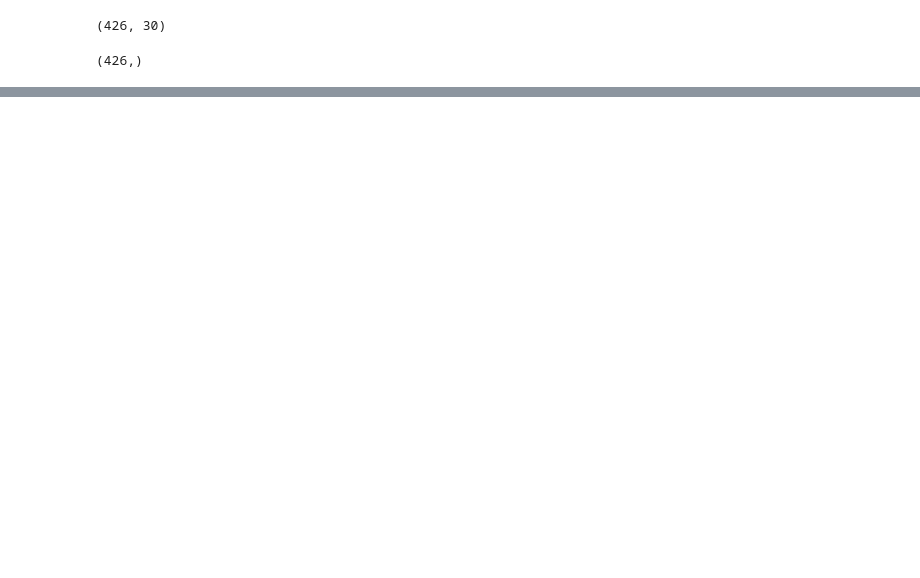
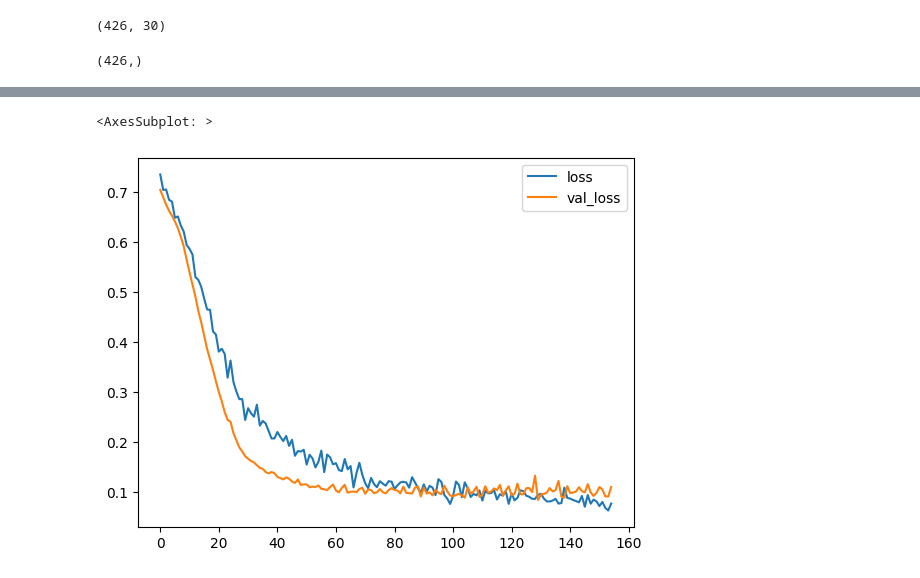
Before and after one commit to mouminaa/CNN, a Jupyter notebook: classification.ipynb, the cells around one changed output, grey strips where cells are left out. Saved outputs shown, nothing was run; the diff lists cells and outputs as text; code cells hidden in the pictures; blank space fills up the shorter version.

```diff
--- a/classification.ipynb
+++ b/classification.ipynb
@@ -127,0 +191,14 @@ Epoch 600/600
+# %%
+model = Sequential()
+
+model.add(Dense(units=30,activation='relu'))
+model.add(Dropout(rate=0.5))
+
+model.add(Dense(units=15,activation='relu'))
+model.add(Dropout(rate=0.5))
+
+model.add(Dense(units=1, activation='sigmoid'))
+
+model.compile(loss='binary_crossentropy', optimizer='adam')
+# %%
+model.fit(x=X_train,y=y_train,epochs=600,validation_data=(X_test,y_test), callbacks=[early_stop])
@@ -127,0 +224,7 @@ Epoch 600/600
+# %%
+model_loss = pd.DataFrame(model.history.history)
+# %%
+model_loss.plot()
+# %% [output]
+<AxesSubplot: >
+[figure, added]
```
Also changed, not shown: parts of 17 cells of this notebook, 4 other files.
